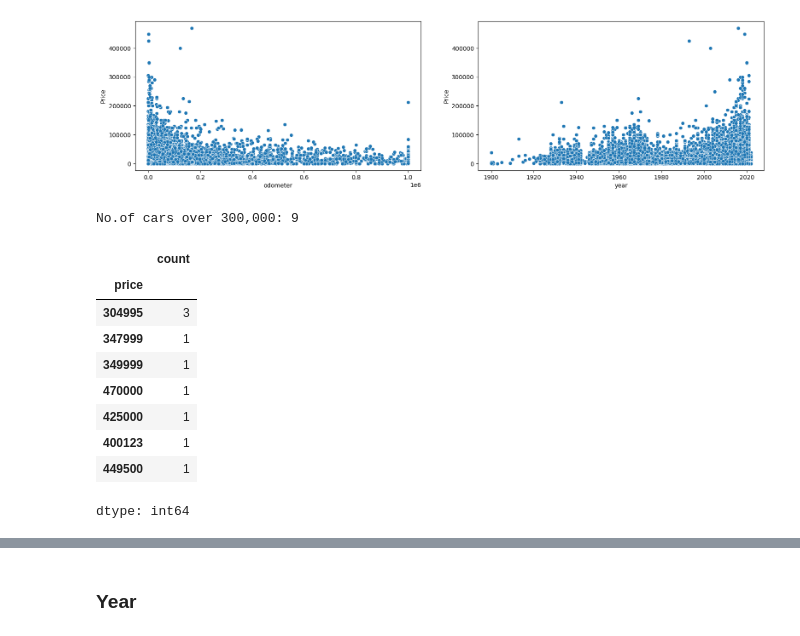
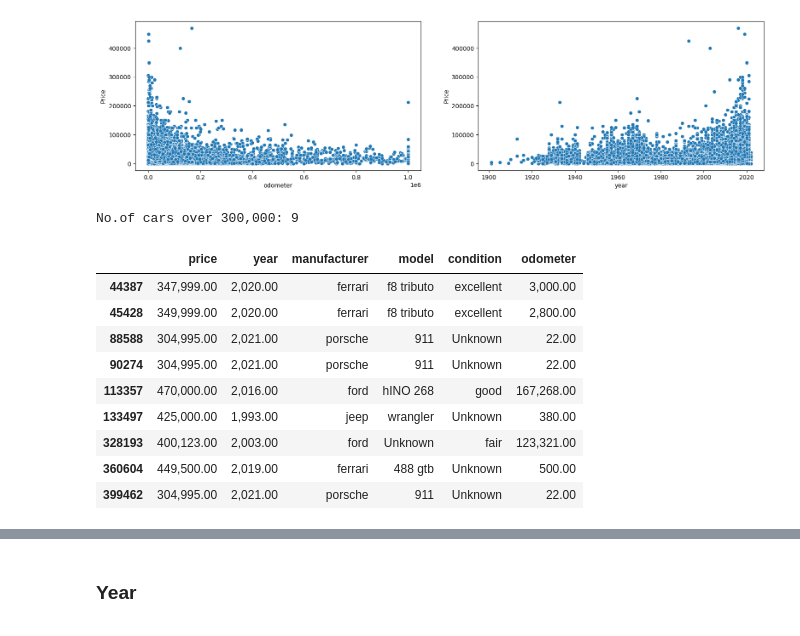
Before and after one commit to ahmed4mohamed4/machine_learning, a Jupyter notebook: projects/used_car_price/model/main.ipynb, the cells around one changed output, grey strips where cells are left out. Cells and saved outputs as stored; diff of their text form; code cells hidden in the pictures.

```diff
--- a/projects/used_car_price/model/main.ipynb
+++ b/projects/used_car_price/model/main.ipynb
@@ -557,3 +550,22 @@ df['model'] = df['model'].replace (missing_values, np.nan)
+# %%
+missing_values = [
+    'nan',
+
+    'all', 'All', 'ALL', 'any', 'Any', 'ANY',
+    'NONE', 'etc', 'etc.', 'also', 'many',
+
+    'New', 'car', 'Car', 'cars', 'You',
+    'Xxx', 'Xx', 'junk', 'Junk', 'inc',
+
+    '%', ':', '-', '.', '♿', '0', '1234', 'll', 'ak',
+
+    'p', 'a', 'A', 'c', 'C', 'e', 'f', 'g', 'G', 'h',
+    'H', 'i', 'm', 'N', 'O', 'R', 's', 't', 'v', 'x', 'z',
+
+    'any and all'
+]
+
+df['model'] = df['model'].replace (missing_values, np.nan)
 # %%
 task = {
     "columns": ['model'],
@@ -751,18 +722,0 @@ print (df[df["price"] > 500_000]["price"].unique ().tolist ())
-# %%
-suspicious_prices = [
-    987654321,
-    99999999,
-    1111111,
-    1111111111,
-    123456789,
-    1234567890,
-    1234567,
-    1666666,
-    12345678,
-    777777,
-    11111111,
-    113456789,
-    999999
-]
-
-df = df [~df ["price"].isin (suspicious_prices)]
@@ -805,5 +733,5 @@ append_to_to_do (task)
 # %%
-df = df [df["price"] <= 500_000]
+df = df[(df["price"] <= 500_000) | (df["price"].isna())]
 # %%
 (df["price"] > 500_000).sum ()
 # %% [output]
@@ -921,17 +850,20 @@ plt.show ()
 # %% [output]
 [figure]
 # %%
+# Look closer at the high-price outliers before deciding what to drop
 print ("No.of cars over 300,000:", sum (df [df ['price'] > 300_000] ['price'].value_counts ()))
-df [df ['price'] > 300_000] ['price'].value_counts ()
+df [df ['price'] > 300_000] [
+    ["price", "year", "manufacturer", "model", "condition", "odometer"]
+]
 # %% [output]
 No.of cars over 300,000: 9
-|  | count |
-| price |  |
-| 304995 | 3 |
-| 347999 | 1 |
-| 349999 | 1 |
-| 470000 | 1 |
-| 425000 | 1 |
-| 400123 | 1 |
-| 449500 | 1 |
+|  | price | year | manufacturer | model | condition | odometer |
+| 44387 | 347,999.00 | 2,020.00 | ferrari | f8 tributo | excellent | 3,000.00 |
+| 45428 | 349,999.00 | 2,020.00 | ferrari | f8 tributo | excellent | 2,800.00 |
+| 88588 | 304,995.00 | 2,021.00 | porsche | 911 | Unknown | 22.00 |
+| 90274 | 304,995.00 | 2,021.00 | porsche | 911 | Unknown | 22.00 |
+| 113357 | 470,000.00 | 2,016.00 | ford | hINO 268 | good | 167,268.00 |
+| 133497 | 425,000.00 | 1,993.00 | jeep | wrangler | Unknown | 380.00 |
+| 328193 | 400,123.00 | 2,003.00 | ford | Unknown | fair | 123,321.00 |
+| 360604 | 449,500.00 | 2,019.00 | ferrari | 488 gtb | Unknown | 500.00 |
+| 399462 | 304,995.00 | 2,021.00 | porsche | 911 | Unknown | 22.00 |
-dtype: int64
```
Also changed, not shown: parts of 121 cells of this notebook.
